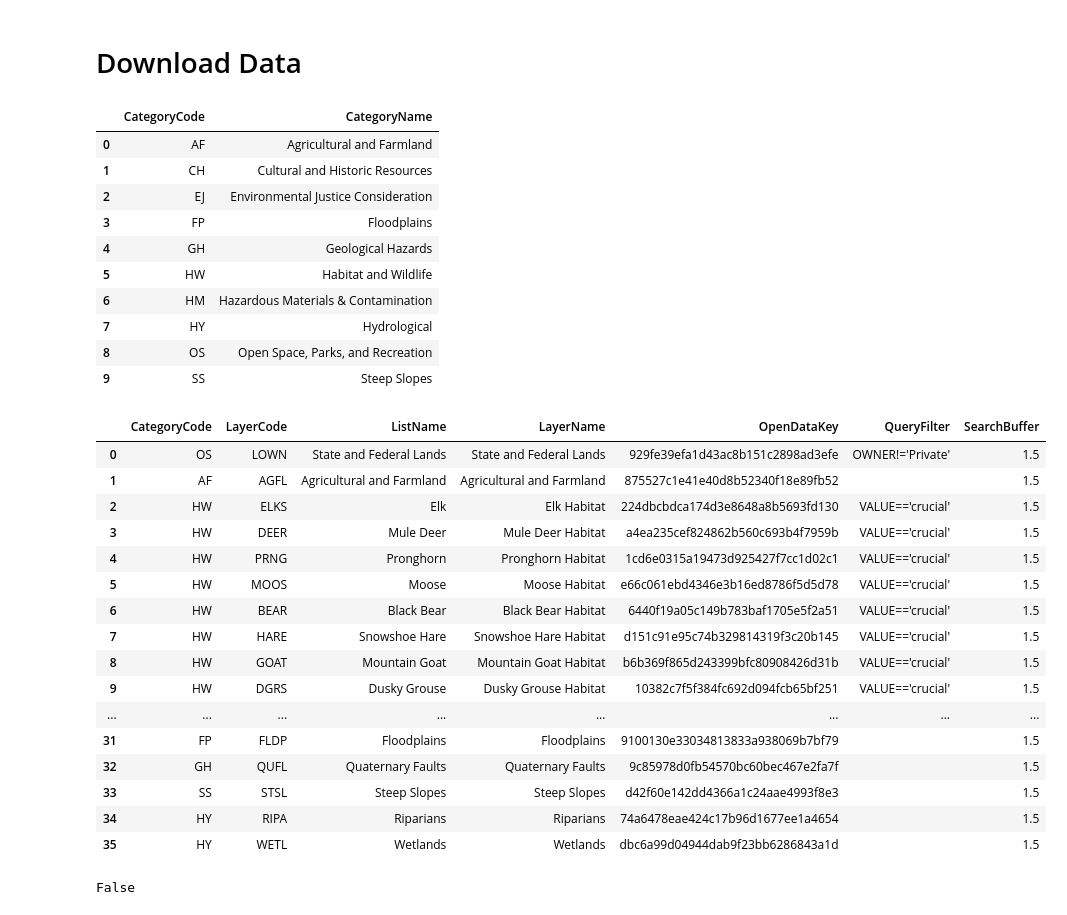
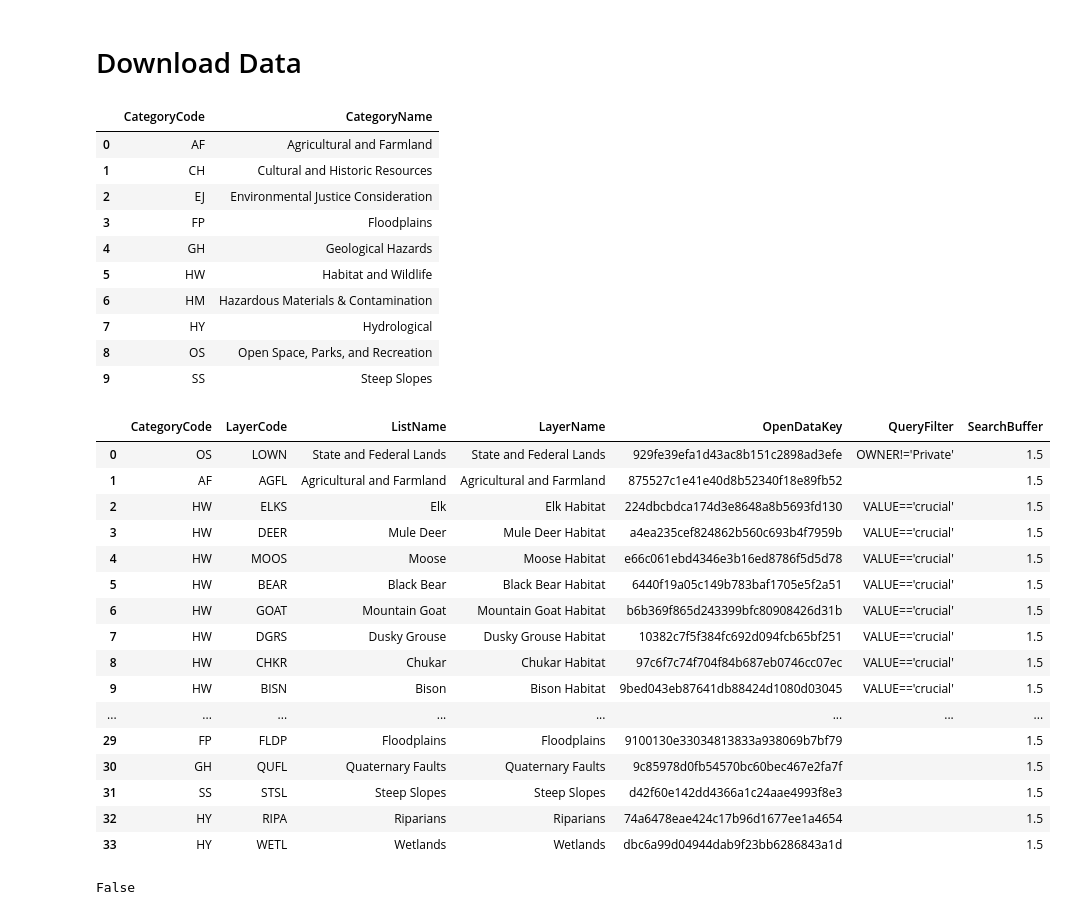
Before and after one commit to WFRCAnalytics/MAP-Environmental-Resiliency, a Jupyter notebook: _dataprep/1-Download and Preprocess Data.ipynb, the cells around one changed output. Cells and saved outputs as stored; diff of their text form; code cells hidden in the pictures.

Commit message:
Remove pronghorn and hare

```diff
--- a/_dataprep/1-Download and Preprocess Data.ipynb
+++ b/_dataprep/1-Download and Preprocess Data.ipynb
@@ -84,11 +84,11 @@ dfOpenDataLayers = pd.DataFrame([
   ["AF", "AGFL", "Agricultural and Farmland"            , "Agricultural and Farmland"            , "875527c1e41e40d8b52340f18e89fb52", ""                       , 1.5],
   ["HW", "ELKS", "Elk"                                  , "Elk Habitat"                          , "224dbcbdca174d3e8648a8b5693fd130", "VALUE=='crucial'"       , 1.5],
   ["HW", "DEER", "Mule Deer"                            , "Mule Deer Habitat"                    , "a4ea235cef824862b560c693b4f7959b", "VALUE=='crucial'"       , 1.5],
-  ["HW", "PRNG", "Pronghorn"                            , "Pronghorn Habitat"                    , "1cd6e0315a19473d925427f7cc1d02c1", "VALUE=='crucial'"       , 1.5],
+ #["HW", "PRNG", "Pronghorn"                            , "Pronghorn Habitat"                    , "1cd6e0315a19473d925427f7cc1d02c1", "VALUE=='crucial'"       , 1.5], # no near WFRC
  #["HW", "TURK", "Turkey"                               , ""                                     , "9654e665cccd4884adb6a416df4d3444", ""                       , 1.5], # no turkeys in crucial
   ["HW", "MOOS", "Moose"                                , "Moose Habitat"                        , "e66c061ebd4346e3b16ed8786f5d5d78", "VALUE=='crucial'"       , 1.5],
   ["HW", "BEAR", "Black Bear"                           , "Black Bear Habitat"                   , "6440f19a05c149b783baf1705e5f2a51", "VALUE=='crucial'"       , 1.5],
-  ["HW", "HARE", "Snowshoe Hare"                        , "Snowshoe Hare Habitat"                , "d151c91e95c74b329814319f3c20b145", "VALUE=='crucial'"       , 1.5],
+ #["HW", "HARE", "Snowshoe Hare"                        , "Snowshoe Hare Habitat"                , "d151c91e95c74b329814319f3c20b145", "VALUE=='crucial'"       , 1.5], # none near WFRC
   ["HW", "GOAT", "Mountain Goat"                        , "Mountain Goat Habitat"                , "b6b369f865d243399bfc80908426d31b", "VALUE=='crucial'"       , 1.5],
   ["HW", "DGRS", "Dusky Grouse"                         , "Dusky Grouse Habitat"                 , "10382c7f5f384fc692d094fcb65bf251", "VALUE=='crucial'"       , 1.5],
  #["HW", "RGRS", "Ruffed Grouse"                        , ""                                     , "a3d3fe1f13324882aa4b7f67253b1c06", ""                       , 1.5], # no crucial near WF
@@ -132,45 +132,45 @@ dfOpenDataLayers = pd.DataFrame([
   ["HY", "WETL", "Wetlands"                             , "Wetlands"                             , "dbc6a99d04944dab9f23bb6286843a1d", ""                       , 1.5]
 ],columns=['CategoryCode','LayerCode','ListName','LayerName','OpenDataKey','QueryFilter','SearchBuffer'])
 display(dfOpenDataLayers)
 
 # example: https://opendata.arcgis.com/datasets/a37e501176dd400c9c7498c29e766ba2_0.gdb
 
 #item  = gis.content.get("630351c0db444fe7933a08eab40e573e")
 #layer = item.layers[0]
 
 #dfDownloadedLayers = pd.DataFrame([
 #  [],
 #  [],
 #],columns=['LayerName','Filename'])
 # %% [output]
 |  | CategoryCode | CategoryName |
 | 0 | AF | Agricultural and Farmland |
 | 1 | CH | Cultural and Historic Resources |
 | 2 | EJ | Environmental Justice Consideration |
 | 3 | FP | Floodplains |
 | 4 | GH | Geological Hazards |
 | 5 | HW | Habitat and Wildlife |
 | 6 | HM | Hazardous Materials & Contamination |
 | 7 | HY | Hydrological |
 | 8 | OS | Open Space, Parks, and Recreation |
 | 9 | SS | Steep Slopes |
 |  | CategoryCode | LayerCode | ListName | LayerName | OpenDataKey | QueryFilter | SearchBuffer |
 | 0 | OS | LOWN | State and Federal Lands | State and Federal Lands | 929fe39efa1d43ac8b151c2898ad3efe | OWNER!='Private' | 1.5 |
 | 1 | AF | AGFL | Agricultural and Farmland | Agricultural and Farmland | 875527c1e41e40d8b52340f18e89fb52 |  | 1.5 |
 | 2 | HW | ELKS | Elk | Elk Habitat | 224dbcbdca174d3e8648a8b5693fd130 | VALUE=='crucial' | 1.5 |
 | 3 | HW | DEER | Mule Deer | Mule Deer Habitat | a4ea235cef824862b560c693b4f7959b | VALUE=='crucial' | 1.5 |
-| 4 | HW | PRNG | Pronghorn | Pronghorn Habitat | 1cd6e0315a19473d925427f7cc1d02c1 | VALUE=='crucial' | 1.5 |
-| 5 | HW | MOOS | Moose | Moose Habitat | e66c061ebd4346e3b16ed8786f5d5d78 | VALUE=='crucial' | 1.5 |
-| 6 | HW | BEAR | Black Bear | Black Bear Habitat | 6440f19a05c149b783baf1705e5f2a51 | VALUE=='crucial' | 1.5 |
-| 7 | HW | HARE | Snowshoe Hare | Snowshoe Hare Habitat | d151c91e95c74b329814319f3c20b145 | VALUE=='crucial' | 1.5 |
-| 8 | HW | GOAT | Mountain Goat | Mountain Goat Habitat | b6b369f865d243399bfc80908426d31b | VALUE=='crucial' | 1.5 |
-| 9 | HW | DGRS | Dusky Grouse | Dusky Grouse Habitat | 10382c7f5f384fc692d094fcb65bf251 | VALUE=='crucial' | 1.5 |
+| 4 | HW | MOOS | Moose | Moose Habitat | e66c061ebd4346e3b16ed8786f5d5d78 | VALUE=='crucial' | 1.5 |
+| 5 | HW | BEAR | Black Bear | Black Bear Habitat | 6440f19a05c149b783baf1705e5f2a51 | VALUE=='crucial' | 1.5 |
+| 6 | HW | GOAT | Mountain Goat | Mountain Goat Habitat | b6b369f865d243399bfc80908426d31b | VALUE=='crucial' | 1.5 |
+| 7 | HW | DGRS | Dusky Grouse | Dusky Grouse Habitat | 10382c7f5f384fc692d094fcb65bf251 | VALUE=='crucial' | 1.5 |
+| 8 | HW | CHKR | Chukar | Chukar Habitat | 97c6f7c74f704f84b687eb0746cc07ec | VALUE=='crucial' | 1.5 |
+| 9 | HW | BISN | Bison | Bison Habitat | 9bed043eb87641db88424d1080d03045 | VALUE=='crucial' | 1.5 |
 | ... | ... | ... | ... | ... | ... | ... | ... |
-| 31 | FP | FLDP | Floodplains | Floodplains | 9100130e33034813833a938069b7bf79 |  | 1.5 |
-| 32 | GH | QUFL | Quaternary Faults | Quaternary Faults | 9c85978d0fb54570bc60bec467e2fa7f |  | 1.5 |
-| 33 | SS | STSL | Steep Slopes | Steep Slopes | d42f60e142dd4366a1c24aae4993f8e3 |  | 1.5 |
-| 34 | HY | RIPA | Riparians | Riparians | 74a6478eae424c17b96d1677ee1a4654 |  | 1.5 |
-| 35 | HY | WETL | Wetlands | Wetlands | dbc6a99d04944dab9f23bb6286843a1d |  | 1.5 |
+| 29 | FP | FLDP | Floodplains | Floodplains | 9100130e33034813833a938069b7bf79 |  | 1.5 |
+| 30 | GH | QUFL | Quaternary Faults | Quaternary Faults | 9c85978d0fb54570bc60bec467e2fa7f |  | 1.5 |
+| 31 | SS | STSL | Steep Slopes | Steep Slopes | d42f60e142dd4366a1c24aae4993f8e3 |  | 1.5 |
+| 32 | HY | RIPA | Riparians | Riparians | 74a6478eae424c17b96d1677ee1a4654 |  | 1.5 |
+| 33 | HY | WETL | Wetlands | Wetlands | dbc6a99d04944dab9f23bb6286843a1d |  | 1.5 |
 # %%
 #Check for duplicate codes:
 dfOpenDataLayers['LayerCode'].duplicated().any()
```
Also changed, not shown: 1 other file.
